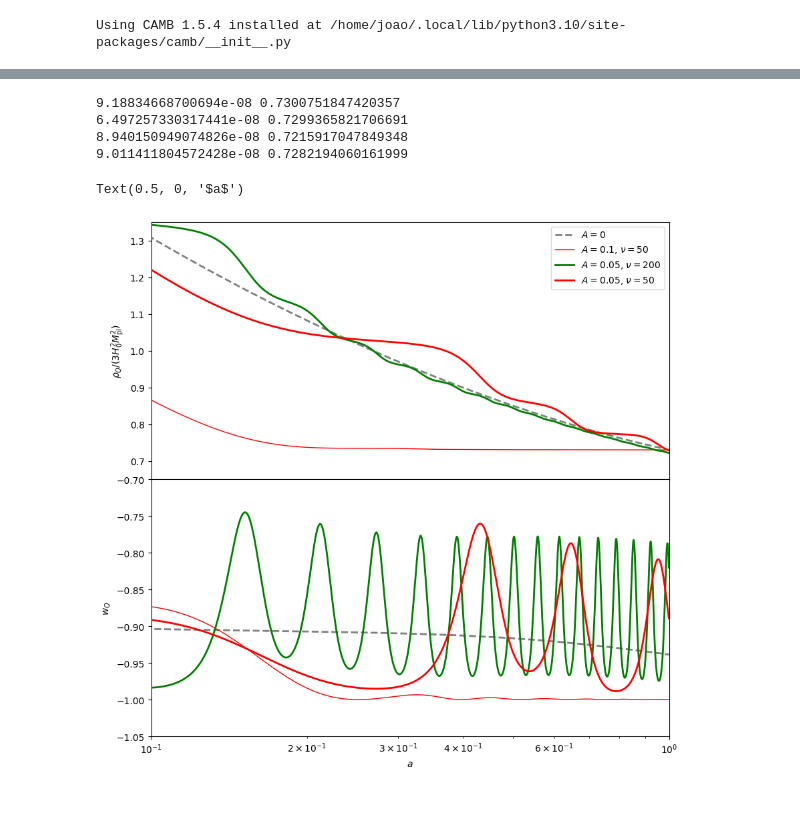
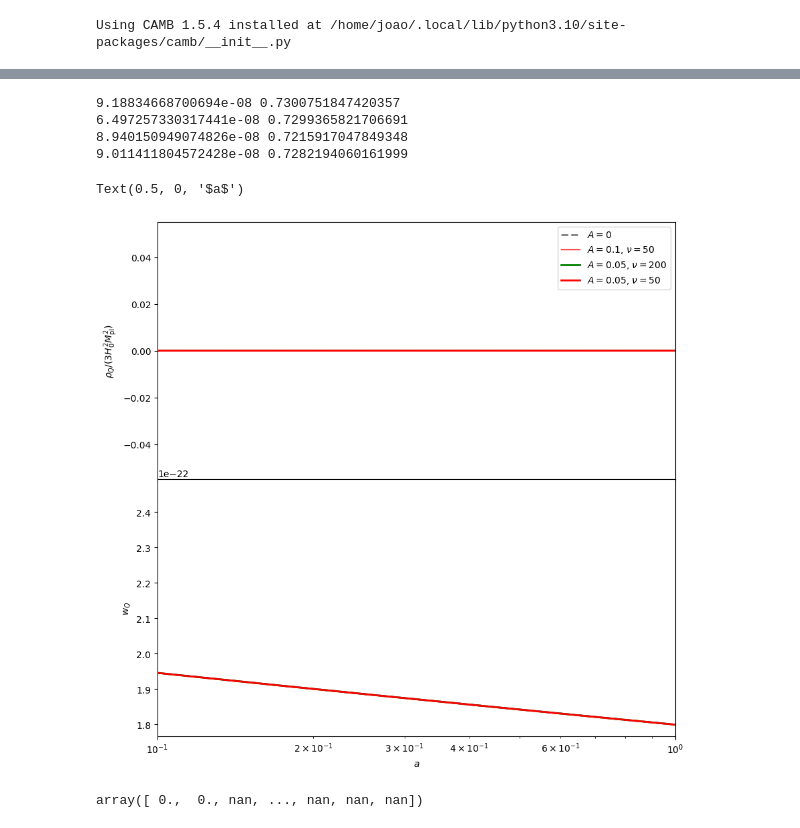
Before and after one commit to SBU-COSMOLIKE/CAMB-Monodromic, a Jupyter notebook: docs/Monodromic_demo.ipynb, the cells around one changed output, grey strips where cells are left out. Drawn from its saved outputs; the diff is of its cells as text; code cells hidden in the pictures.

```diff
--- a/docs/Monodromic_demo.ipynb
+++ b/docs/Monodromic_demo.ipynb
@@ -54,0 +47,25 @@ for case in cases:
+# %%
+fig, axs = plt.subplots(2, 1, sharex=True, figsize=(10,10), gridspec_kw={'hspace': 0})
+scale_factor = np.logspace(-4, 0, 10000)
+redshift = 1/scale_factor - 1
+lws = [2, 1, 2, 2]
+lss = ['--', '-', '-', '-']
+colors = ['gray', 'red', 'green', 'red']
+legend_labels = [fr"$A = {case['A']}$, $\nu = {case['nu']}$" if case['A'] != 0 else fr"$A = {case['A']}$" for case in cases]
+for case, result, ls, lw, color, label in zip(cases, results, lss, lws, colors, legend_labels):
+    # rho_de = result.get_background_densities(scale_factor)['de']/scale_factor**4
+    rho_de, w_de = result.get_dark_energy_rho_w(scale_factor)
+    print(result.Params.DarkEnergy.C, rho_de[-1]/result.grhocrit)
+    hubble = result.hubble_parameter(redshift)
+    cls = result.get_unlensed_scalar_cls(CMB_unit = 'muK')[:,0]
+    ks = result.get_matter_power_spectrum(minkh=1e-4, maxkh=1, npoints = 200)[0]
+    pk = result.get_matter_power_spectrum(minkh=1e-4, maxkh=1, npoints = 200)[2]
+    axs[0].semilogx(scale_factor, rho_de/result.grhocrit, ls=ls, lw=lw, label=label, color=color)
+    axs[1].semilogx(scale_factor, w_de, ls=ls, lw=lw, label=label, color=color)
+plt.xlim([0.1, 1])
+axs[0].set_ylim([0.65, 1.35])
+axs[1].set_ylim([-1.05, -0.7])
+axs[0].legend(loc='upper right')
+axs[0].set_ylabel(r"$\rho_Q/(3H_0^2M_\mathrm{pl}^2)$")
+axs[1].set_ylabel(r"$w_Q$")
+axs[1].set_xlabel(r"$a$")
@@ -55,32 +79,35 @@ for case in cases:
 # %%
 fig, axs = plt.subplots(2, 1, sharex=True, figsize=(10,10), gridspec_kw={'hspace': 0})
 scale_factor = np.logspace(-4, 0, 10000)
 redshift = 1/scale_factor - 1
 lws = [2, 1, 2, 2]
 lss = ['--', '-', '-', '-']
 colors = ['gray', 'red', 'green', 'red']
 legend_labels = [r"$A = 0$", r"$A = 0.1$, $\nu = 50$", r"$A = 0.05$, $\nu = 200$", r"$A = 0.05$, $\nu = 50$"]
 for case, result, ls, lw, color, label in zip(cases, results, lss, lws, colors, legend_labels):
-    # rho_de = result.get_background_densities(scale_factor)['de']/scale_factor**4
     rho_de, w_de = result.get_dark_energy_rho_w(scale_factor)
     print(result.Params.DarkEnergy.C, rho_de[-1]/result.grhocrit)
     hubble = result.hubble_parameter(redshift)
     cls = result.get_unlensed_scalar_cls(CMB_unit = 'muK')[:,0]
     ks = result.get_matter_power_spectrum(minkh=1e-4, maxkh=1, npoints = 200)[0]
     pk = result.get_matter_power_spectrum(minkh=1e-4, maxkh=1, npoints = 200)[2]
-    axs[0].semilogx(scale_factor, rho_de/result.grhocrit, ls=ls, lw=lw, label=label, color=color)
-    axs[1].semilogx(scale_factor, w_de, ls=ls, lw=lw, label=label, color=color)
+    axs[0].semilogx(cls, ls=ls, lw=lw, label=label, color=color)
+    axs[1].semilogx(ks, pk[0], ls=ls, lw=lw, label=label, color=color)
 plt.xlim([0.1, 1])
-axs[0].set_ylim([0.65, 1.35])
-axs[1].set_ylim([-1.05, -0.7])
+#axs[0].set_ylim([0.65, 1.35])
+#axs[1].set_ylim([-1.05, -0.7])
 axs[0].legend(loc='upper right')
 axs[0].set_ylabel(r"$\rho_Q/(3H_0^2M_\mathrm{pl}^2)$")
 axs[1].set_ylabel(r"$w_Q$")
 axs[1].set_xlabel(r"$a$")
 # %% [output]
 9.18834668700694e-08 0.7300751847420357
 6.497257330317441e-08 0.7299365821706691
 8.940150949074826e-08 0.7215917047849348
 9.011411804572428e-08 0.7282194060161999
 Text(0.5, 0, '$a$')
-[figure, old version]
+[figure, new version]
+# %%
+cls
+# %% [output]
+array([ 0.,  0., nan, ..., nan, nan, nan])
```
Also changed, not shown: parts of 2 cells of this notebook, 3 other files.
